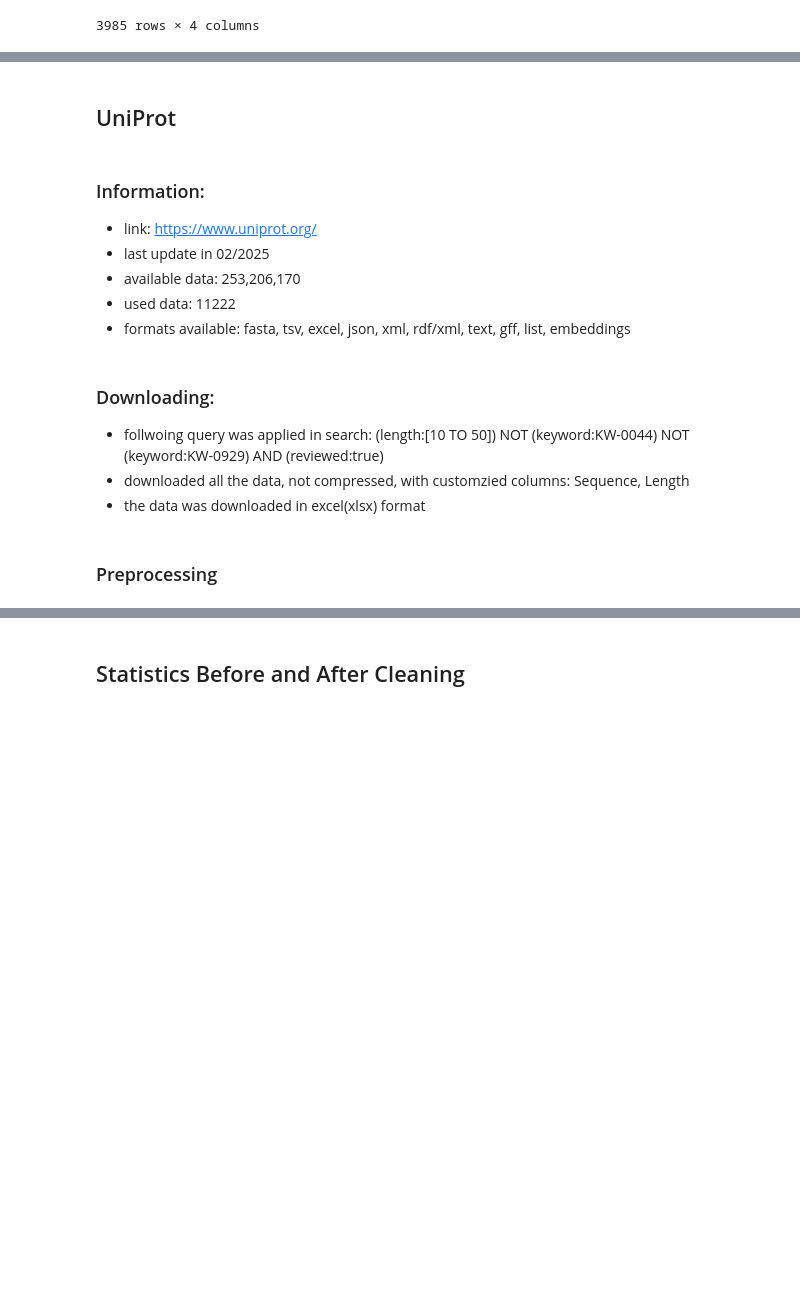
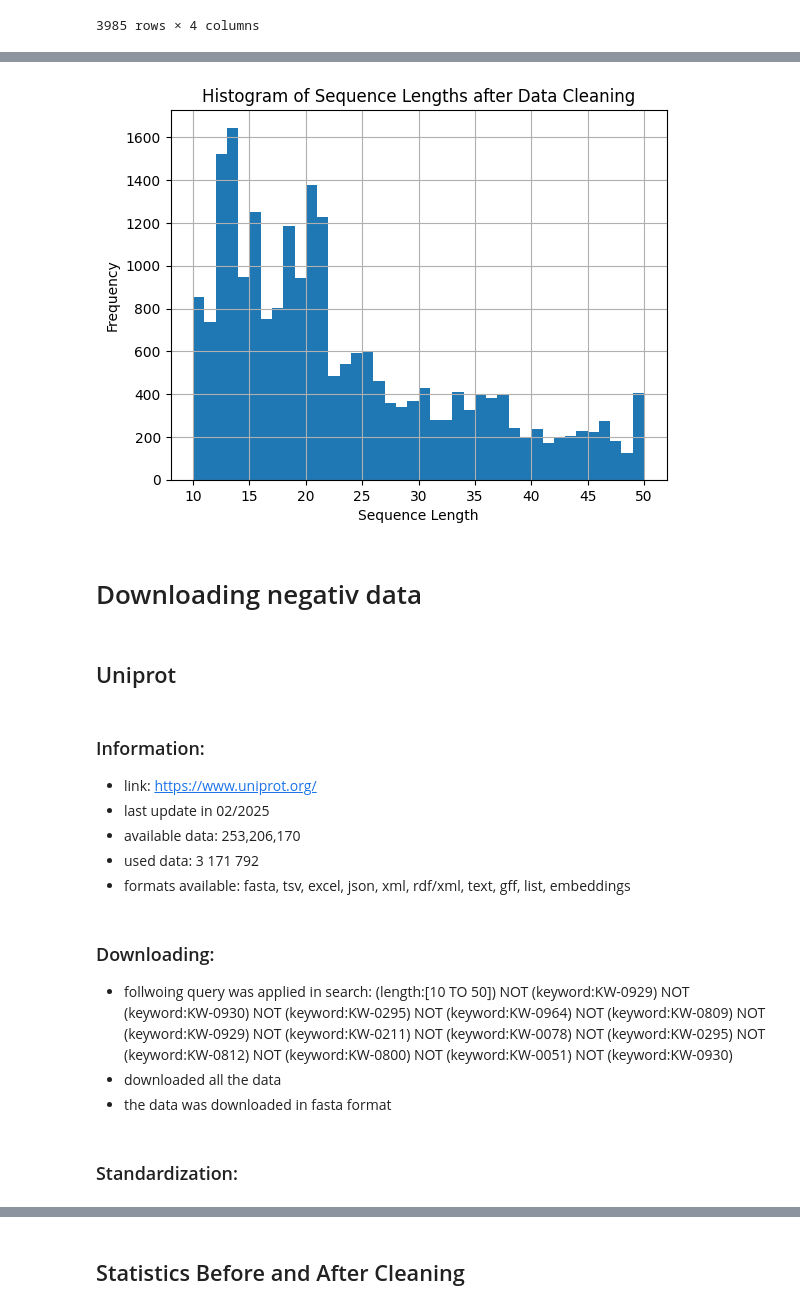
Before and after one commit to IgnacyBerent/AI_1, a Jupyter notebook: lab/list_1/main.ipynb, the cells around one changed output, grey strips where cells are left out. Cells and saved outputs as stored; diff of their text form; code cells hidden in the pictures; blank space fills up the shorter version.

```diff
--- a/lab/list_1/main.ipynb
+++ b/lab/list_1/main.ipynb
@@ -168,16 +225,28 @@ df_campr3
+# %%
+# plot histogram of sequence lengths
+plt.figure()
+plt.title('Histogram of Sequence Lengths after Data Cleaning')
+df_positive['Length'].hist(bins=40)
+plt.xlabel('Sequence Length')
+plt.ylabel('Frequency')
+plt.show()
+# %% [output]
+[figure, added]
+# %% [markdown]
+# Downloading negativ data
 # %% [markdown]
-## UniProt
+## Uniprot
 # %% [markdown]
 ### Information:
 - link: https://www.uniprot.org/
 - last update in 02/2025
 - available data: 253,206,170
-- used data: 11222
+- used data: 3 171 792
 - formats available: fasta, tsv, excel, json, xml, rdf/xml, text, gff, list, embeddings
 # %% [markdown]
 ### Downloading:
-- follwoing query was applied in search: (length:[10 TO 50]) NOT (keyword:KW-0044) NOT (keyword:KW-0929) AND (reviewed:true)
-- downloaded all the data, not compressed, with customzied columns: Sequence, Length
-- the data was downloaded in excel(xlsx) format
+- follwoing query was applied in search: (length:[10 TO 50]) NOT (keyword:KW-0929) NOT (keyword:KW-0930) NOT (keyword:KW-0295) NOT (keyword:KW-0964) NOT (keyword:KW-0809) NOT (keyword:KW-0929) NOT (keyword:KW-0211) NOT (keyword:KW-0078) NOT (keyword:KW-0295) NOT (keyword:KW-0812) NOT (keyword:KW-0800) NOT (keyword:KW-0051) NOT (keyword:KW-0930)
+- downloaded all the data
+- the data was downloaded in fasta format
 # %% [markdown]
-### Preprocessing
+### Standardization:
```
Also changed, not shown: parts of 67 cells of this notebook.
